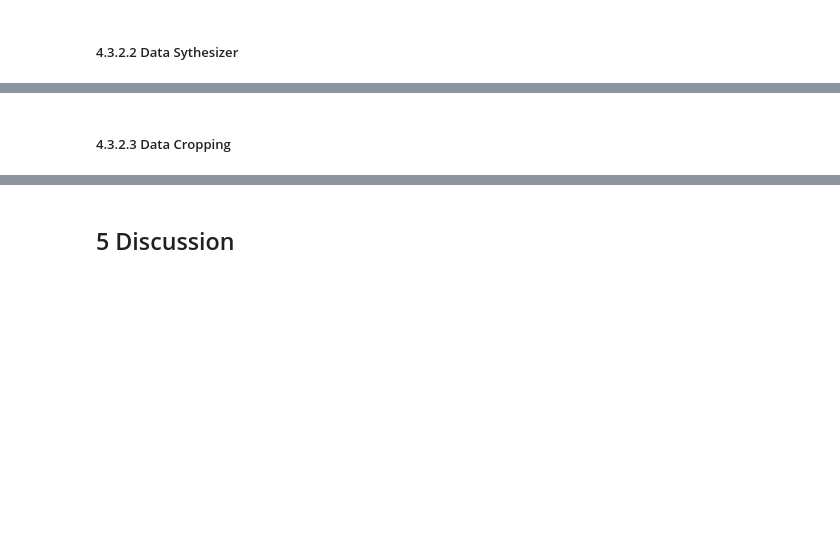
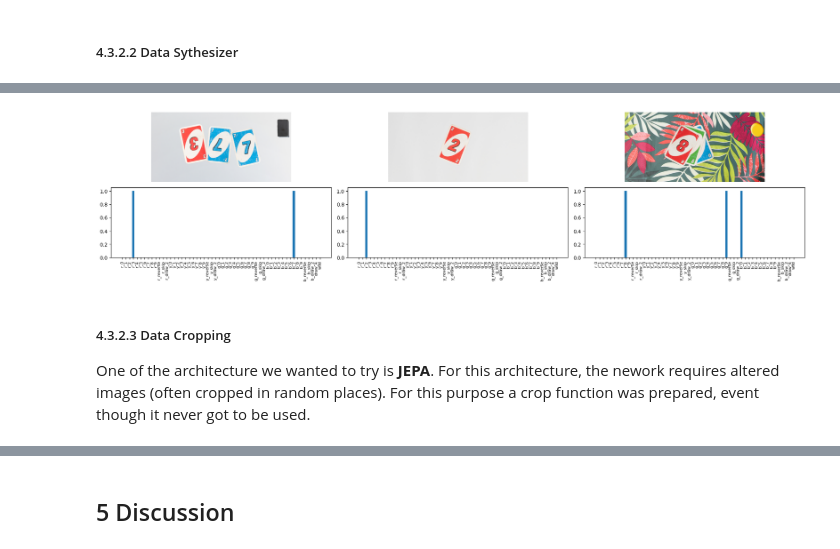
Before and after one commit to killian-baillifard/iapr2026_gr34, a Jupyter notebook: project/Report.ipynb, the cells around one changed output, grey strips where cells are left out. Saved outputs shown, nothing was run; the diff lists cells and outputs as text; code cells hidden in the pictures; blank space fills up the shorter version.

Commit message:
Added demo scripts for synthesizer and cropping in report

```diff
--- a/project/Report.ipynb
+++ b/project/Report.ipynb
@@ -319,2 +339,19 @@ plt.show()
+# %%
+synthesizer = Synthesizer()
+plt.figure(figsize=(20, 5))
+for i in range(3):
+    sector, label = synthesizer.generate()
+    plt.subplot(2, 3, i + 1)
+    plt.imshow(sector)
+    plt.axis("off")
+    plt.subplot(2, 3, i + 4)
+    plt.bar(np.arange(CARDS_COUNT), label, width=0.6)
+    plt.xticks(np.arange(CARDS_COUNT), [str(c) for c in Card], rotation=90, fontsize=8)
+plt.tight_layout()
+plt.show()
+# %% [output]
+[figure, added]
 # %% [markdown]
 ##### 4.3.2.3 Data Cropping
+
+One of the architecture we wanted to try is **JEPA**. For this architecture, the nework requires altered images (often cropped in random places). For this purpose a crop function was prepared, event though it never got to be used.
```
Also changed, not shown: parts of 3 cells of this notebook, 1 other file.
